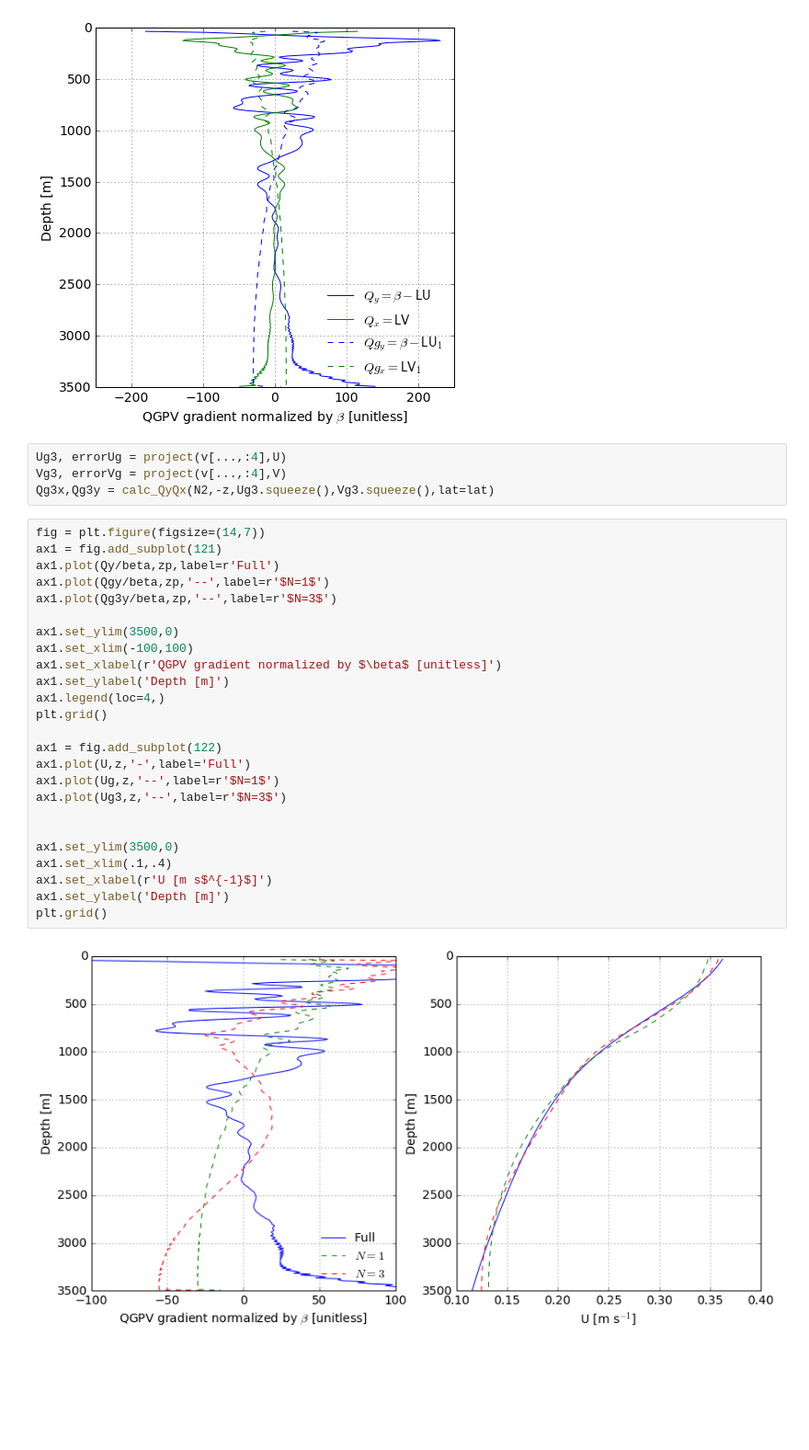
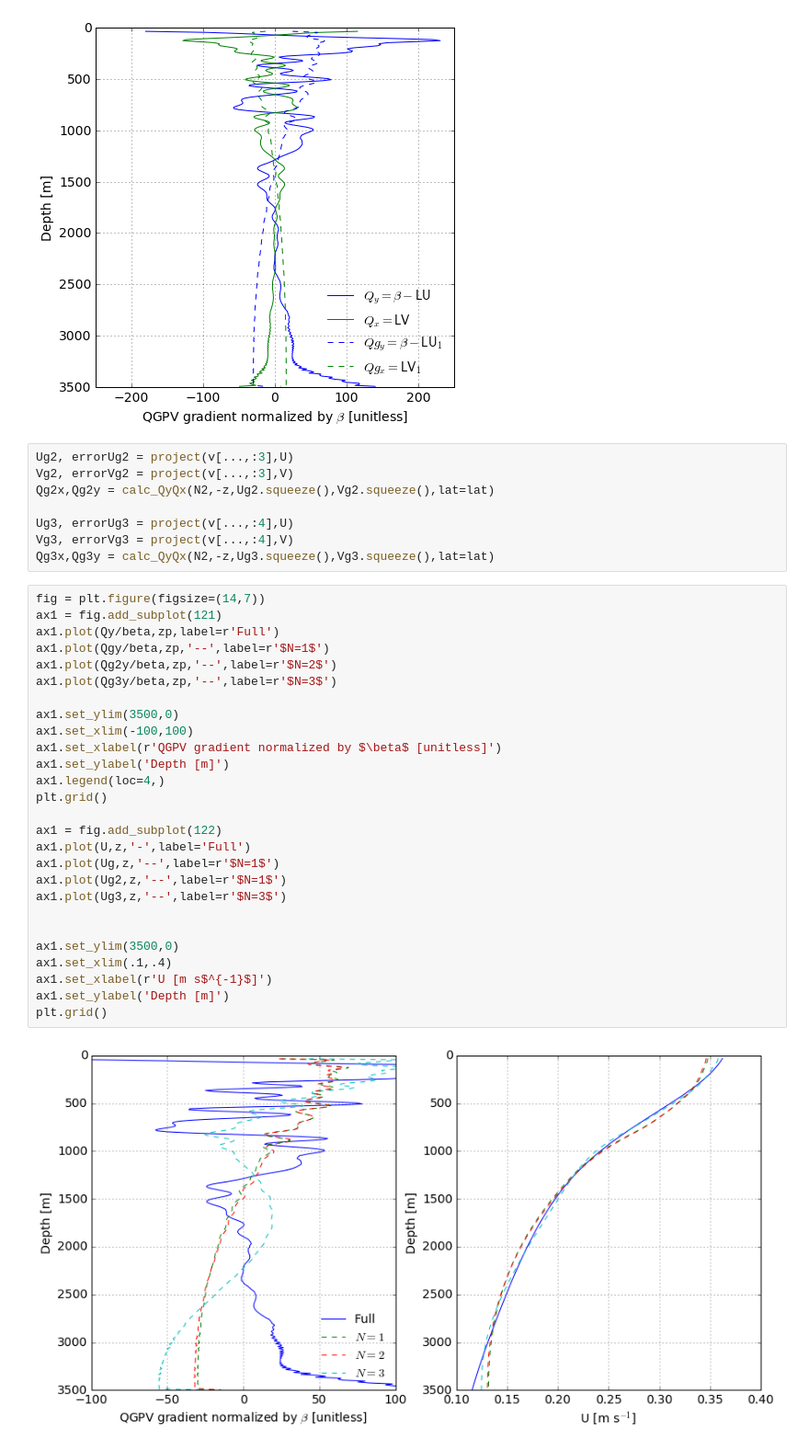
Before and after one commit to cesar-rocha/dp_spectra, a Jupyter notebook: stability/cDrakePVGradient.ipynb, the cells around one changed output. Shown at 92% size. Cells and saved outputs as stored; diff of their text form; blank space fills up the shorter version.

```diff
--- a/stability/cDrakePVGradient.ipynb
+++ b/stability/cDrakePVGradient.ipynb
@@ -141,33 +148,39 @@ plt.grid()
 # %% [output]
 [figure]
 # %%
-Ug3, errorUg = project(v[...,:4],U)
-Vg3, errorVg = project(v[...,:4],V)
+Ug2, errorUg2 = project(v[...,:3],U)
+Vg2, errorVg2 = project(v[...,:3],V)
+Qg2x,Qg2y = calc_QyQx(N2,-z,Ug2.squeeze(),Vg2.squeeze(),lat=lat)
+
+Ug3, errorUg3 = project(v[...,:4],U)
+Vg3, errorVg3 = project(v[...,:4],V)
 Qg3x,Qg3y = calc_QyQx(N2,-z,Ug3.squeeze(),Vg3.squeeze(),lat=lat)
 # %%
 fig = plt.figure(figsize=(14,7))
 ax1 = fig.add_subplot(121)
 ax1.plot(Qy/beta,zp,label=r'Full')
 ax1.plot(Qgy/beta,zp,'--',label=r'$N=1$')
+ax1.plot(Qg2y/beta,zp,'--',label=r'$N=2$')
 ax1.plot(Qg3y/beta,zp,'--',label=r'$N=3$')
 
 ax1.set_ylim(3500,0)
 ax1.set_xlim(-100,100)
 ax1.set_xlabel(r'QGPV gradient normalized by $\beta$ [unitless]')
 ax1.set_ylabel('Depth [m]')
 ax1.legend(loc=4,)
 plt.grid()
 
 ax1 = fig.add_subplot(122)
 ax1.plot(U,z,'-',label='Full')
 ax1.plot(Ug,z,'--',label=r'$N=1$')
+ax1.plot(Ug2,z,'--',label=r'$N=1$')
 ax1.plot(Ug3,z,'--',label=r'$N=3$')
 
 
 ax1.set_ylim(3500,0)
 ax1.set_xlim(.1,.4)
 ax1.set_xlabel(r'U [m s$^{-1}$]')
 ax1.set_ylabel('Depth [m]')
 plt.grid()
 # %% [output]
-[figure, old version]
+[figure, new version]
```
Also changed, not shown: parts of 2 cells of this notebook.
